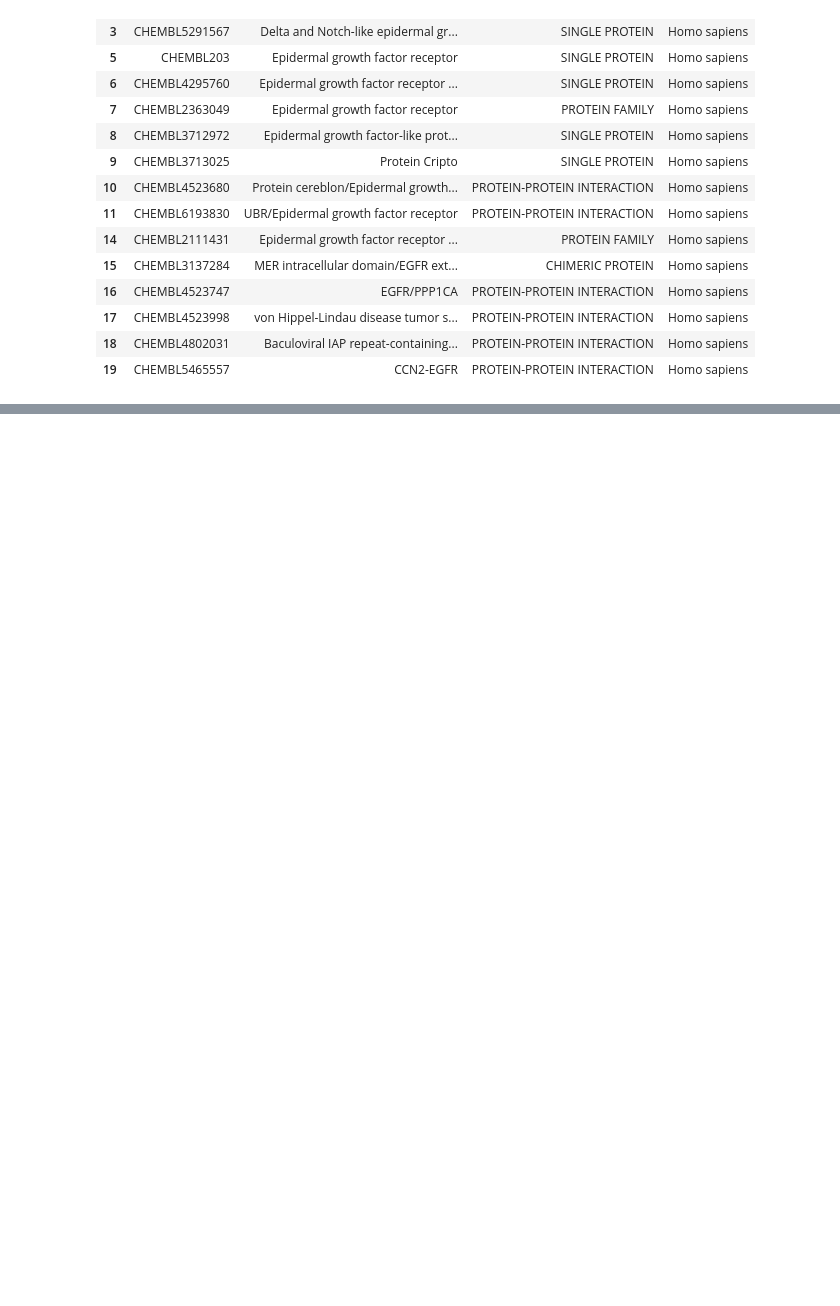
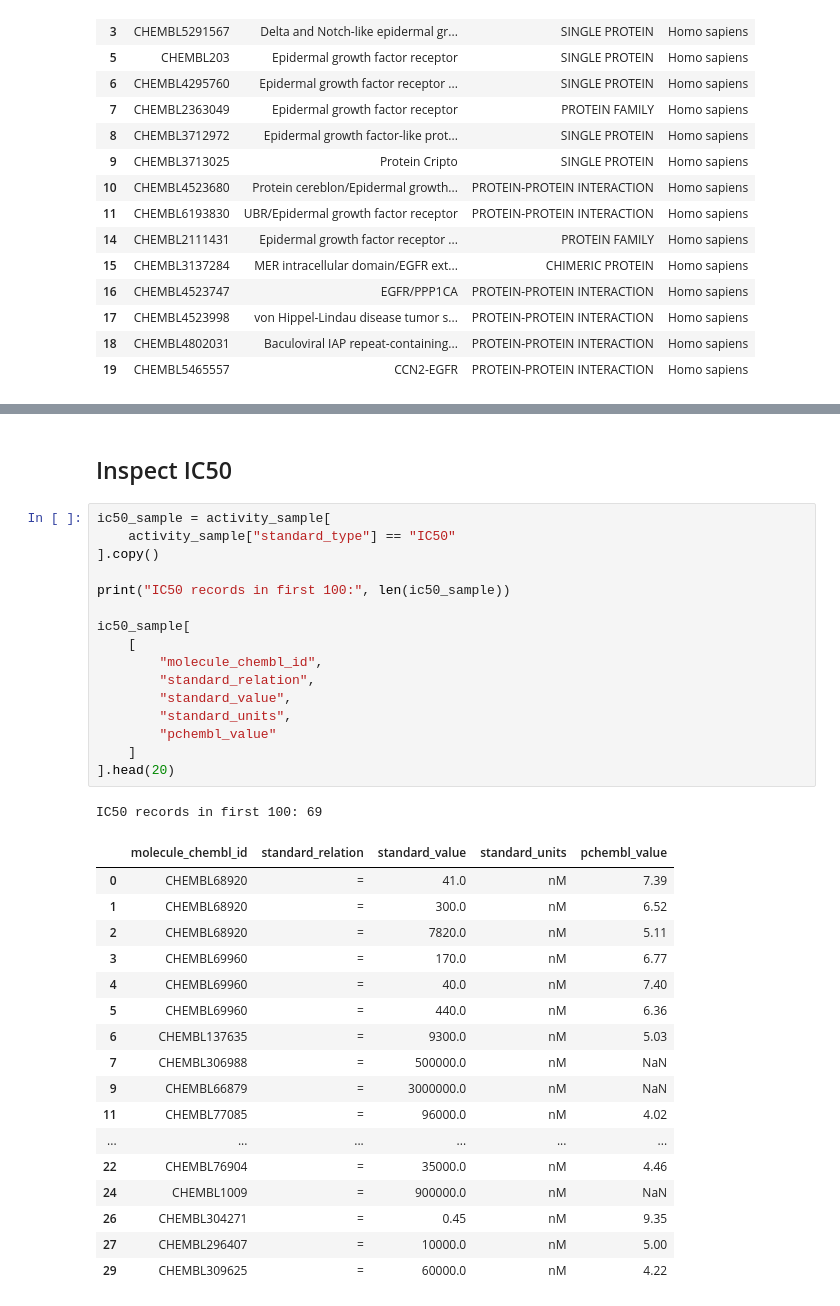
Before and after one commit to gracescanlan23/egfr-ml-drug-discovery, a Jupyter notebook: notebooks/01_data_collection.ipynb, the cells around one changed output, grey strips where cells are left out. Drawn from its saved outputs; the diff is of its cells as text; blank space fills up the shorter version.

```diff
--- a/notebooks/01_data_collection.ipynb
+++ b/notebooks/01_data_collection.ipynb
@@ -153,0 +297,37 @@ human_egfr
+# %% [markdown]
+## Inspect IC50
+# %%
+ic50_sample = activity_sample[
+    activity_sample["standard_type"] == "IC50"
+].copy()
+
+print("IC50 records in first 100:", len(ic50_sample))
+
+ic50_sample[
+    [
+        "molecule_chembl_id",
+        "standard_relation",
+        "standard_value",
+        "standard_units",
+        "pchembl_value"
+    ]
+].head(20)
+# %% [output]
+IC50 records in first 100: 69
+|  | molecule_chembl_id | standard_relation | standard_value | standard_units | pchembl_value |
+| 0 | CHEMBL68920 | = | 41.0 | nM | 7.39 |
+| 1 | CHEMBL68920 | = | 300.0 | nM | 6.52 |
+| 2 | CHEMBL68920 | = | 7820.0 | nM | 5.11 |
+| 3 | CHEMBL69960 | = | 170.0 | nM | 6.77 |
+| 4 | CHEMBL69960 | = | 40.0 | nM | 7.40 |
+| 5 | CHEMBL69960 | = | 440.0 | nM | 6.36 |
+| 6 | CHEMBL137635 | = | 9300.0 | nM | 5.03 |
+| 7 | CHEMBL306988 | = | 500000.0 | nM | NaN |
+| 9 | CHEMBL66879 | = | 3000000.0 | nM | NaN |
+| 11 | CHEMBL77085 | = | 96000.0 | nM | 4.02 |
+| ... | ... | ... | ... | ... | ... |
+| 22 | CHEMBL76904 | = | 35000.0 | nM | 4.46 |
+| 24 | CHEMBL1009 | = | 900000.0 | nM | NaN |
+| 26 | CHEMBL304271 | = | 0.45 | nM | 9.35 |
+| 27 | CHEMBL296407 | = | 10000.0 | nM | 5.00 |
+| 29 | CHEMBL309625 | = | 60000.0 | nM | 4.22 |
```
Also changed, not shown: parts of 32 cells of this notebook.
